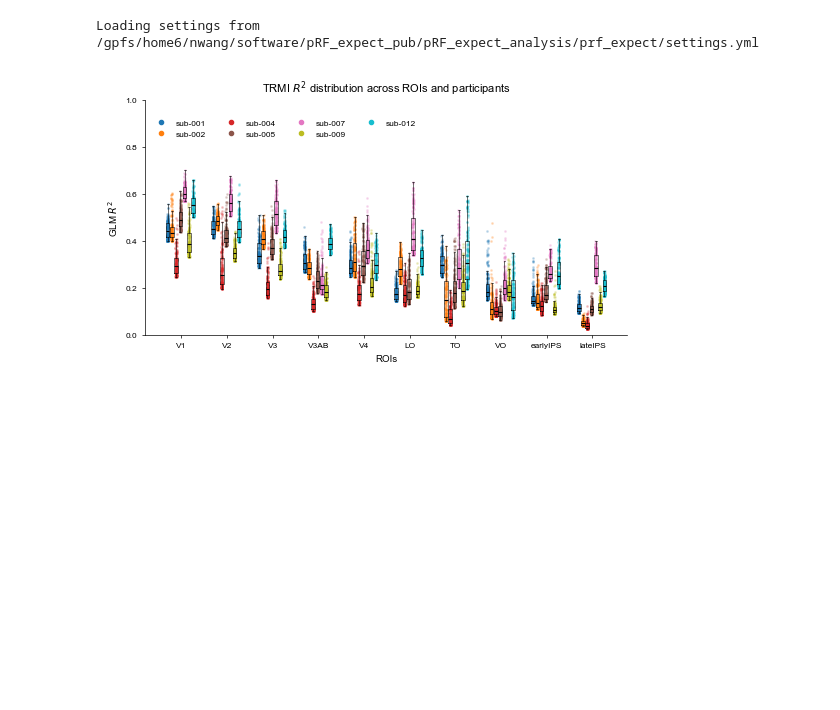
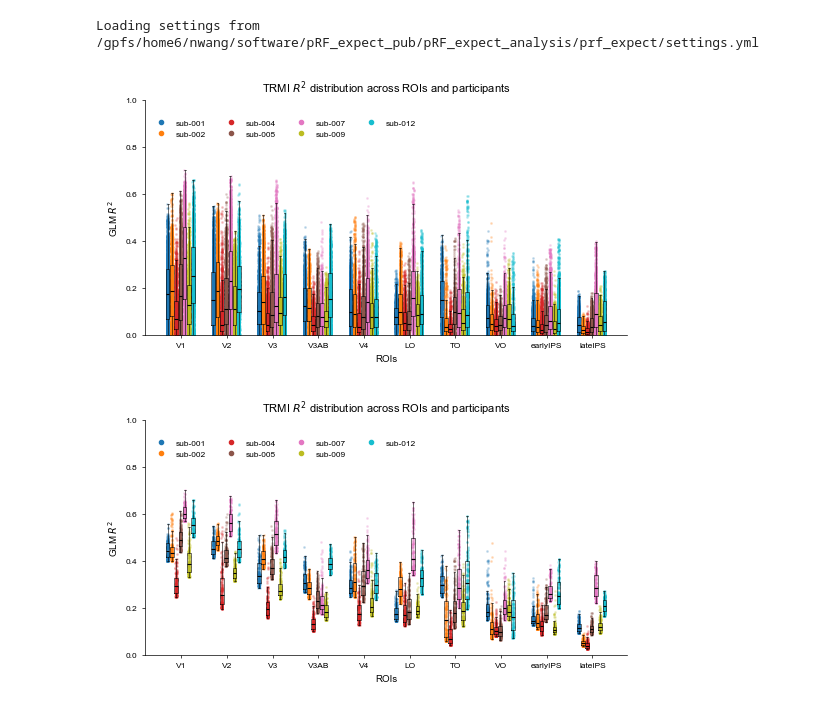
Before and after one commit to c14h19no2/pRF_expect_pub, a Jupyter notebook: pRF_expect_analysis/prf_expect/analysis/out-of-sample/viz_roi_hq-vertex_betas_TRMI_crossvalidation.ipynb, the cells around one changed output. Cells and saved outputs as stored; diff of their text form; code cells hidden in the pictures; blank space fills up the shorter version.

```diff
--- a/pRF_expect_analysis/prf_expect/analysis/out-of-sample/viz_roi_hq-vertex_betas_TRMI_crossvalidation.ipynb
+++ b/pRF_expect_analysis/prf_expect/analysis/out-of-sample/viz_roi_hq-vertex_betas_TRMI_crossvalidation.ipynb
@@ -151,6 +151,97 @@ roi_verts = cx.get_roi_verts('fsaverage', (roi,))
 roi_indices = roi_verts[roi]
 nr_best_voxels = 200
 rsq_threshold = 0.0
+# %%
+# plot violation cross-validated R² distributions for all subjects across all ROIs in one figure
+roi_names = ROIs_list if 'ROIs_list' in globals() else [roi]
+n_rois = len(roi_names)
+n_subs = len(subjects)
+sub_colors = sample_cmap('tab10', n_subs)
+rng = np.random.default_rng(42)
+
+# load violation cross-validated R² once per subject
+viol_rsq_all_subs = []
+for sub in subjects:
+    analysis_result_dir = Path(data_dir) / f"derivatives/prf_data/{sub}/ses-1/{surprise_analysis_type}"
+    viol_rsq_sub = np.load(analysis_result_dir / f"{sub}_ses-1_space-fsaverage_surprise-viol_rsq.npy", allow_pickle=True)
+    viol_rsq_sub[~np.isfinite(viol_rsq_sub)] = np.nan
+    viol_rsq_all_subs.append(viol_rsq_sub)
+
+fig, ax = plt.subplots(figsize=cm_to_inch(14, 8))
+roi_positions = np.arange(n_rois)
+subject_offsets = np.linspace(-0.28, 0.28, n_subs)
+
+for roi_idx, roi_name in enumerate(roi_names):
+    roi_indices = rois[roi_name] if 'rois' in globals() else cx.get_roi_verts('fsaverage', (roi_name,))[roi_name]
+    if len(roi_indices) == 0:
+        continue
+
+    for i, viol_rsq_sub in enumerate(viol_rsq_all_subs):
+        viol_rsq_roi = viol_rsq_sub[roi_indices]
+
+        keep_mask = np.isfinite(viol_rsq_roi) & (viol_rsq_roi > rsq_threshold)
+        if not np.any(keep_mask):
+            continue
+
+        viol_rsq_kept = viol_rsq_roi[keep_mask]
+        valid = viol_rsq_kept
+
+        valid = valid[np.isfinite(valid)]
+        if len(valid) == 0:
+            continue
+
+        pos = roi_positions[roi_idx] + subject_offsets[i]
+
+        jitter = rng.uniform(-0.015, 0.015, size=len(valid))
+        ax.scatter(
+            pos - 0.02 + jitter,
+            valid,
+            s=1.2,
+            color=sub_colors[i],
+            alpha=0.2,
+            zorder=2,
+            rasterized=True
+        )
+
+        # Narrow line-only boxplot (no fill color)
+        ax.boxplot(
+            valid,
+            positions=[pos - 0.02],
+            widths=0.08,
+            patch_artist=False,
+            showfliers=False,
+            medianprops=dict(color='k', linewidth=0.8),
+            whiskerprops=dict(color='k', linewidth=0.4),
+            capprops=dict(color='k', linewidth=0.4),
+            boxprops=dict(color='k', linewidth=0.4)
+        )
+
+ax.set_xticks(roi_positions)
+ax.set_xticklabels(roi_names, rotation=0)
+ax.set_ylabel('GLM $R^2$')
+ax.set_xlabel('ROIs')
+ax.axhline(0, color='gray', ls='--', lw=0.5)
+ax.set_title('TRMI $R^2$ distribution across ROIs and participants', fontsize=8)
+ax.spines['top'].set_visible(False)
+ax.spines['right'].set_visible(False)
+ax.set_ylim(0, 1)
+
+# legend for participant colors
+legend_handles = [
+    plt.Line2D([0], [0], marker='o', linestyle='None', color=sub_colors[i], label=subjects[i], markersize=3)
+    for i in range(n_subs)
+ ]
+ax.legend(handles=legend_handles, ncol=4, frameon=False, loc='upper left', bbox_to_anchor=(0, 0.95))
+
+fig.tight_layout()
+plt.show()
+fig.savefig(
+    figure_result_dir / f"group_analysis-{surprise_analysis_type}_space-fsaverage_desc-prf_viz_allrois_hq-vertex_viol-rsq-crossvalidatedrsq_all_vertex.png",
+    dpi=600,
+    bbox_inches='tight'
+)
+# %% [output]
+[figure, added]
 # %%
 # plot violation cross-validated R² distributions for all subjects across all ROIs in one figure
 roi_names = ROIs_list if 'ROIs_list' in globals() else [roi]
```
Also changed, not shown: 1 other file.
